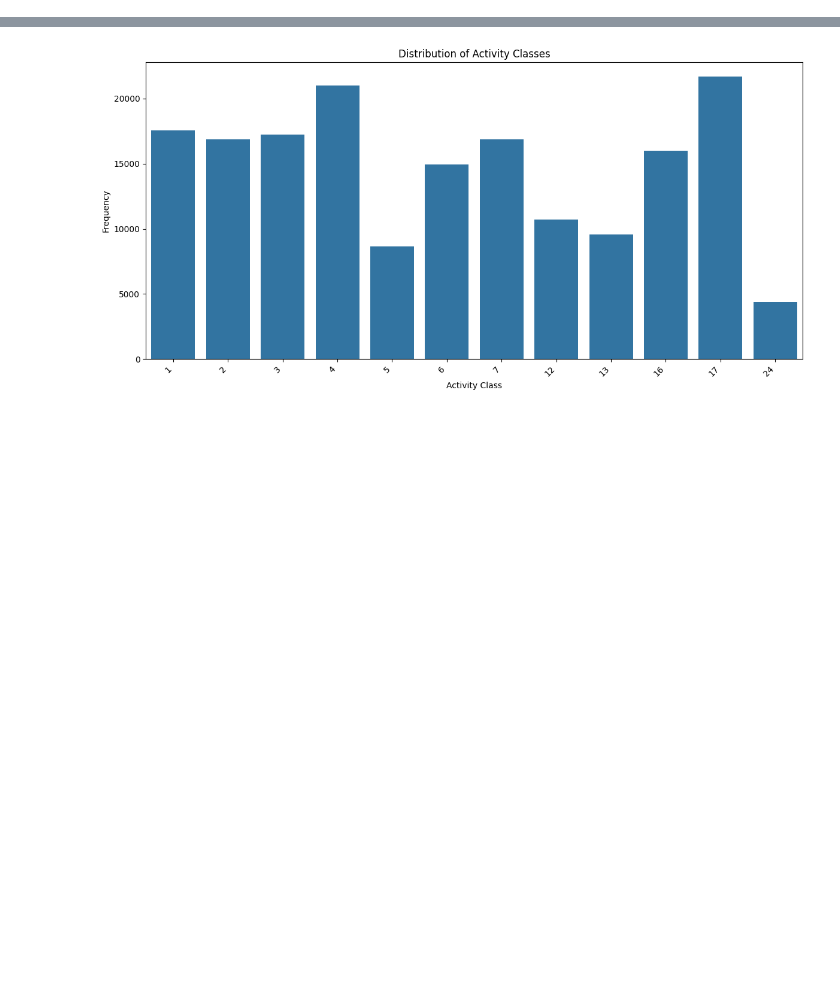
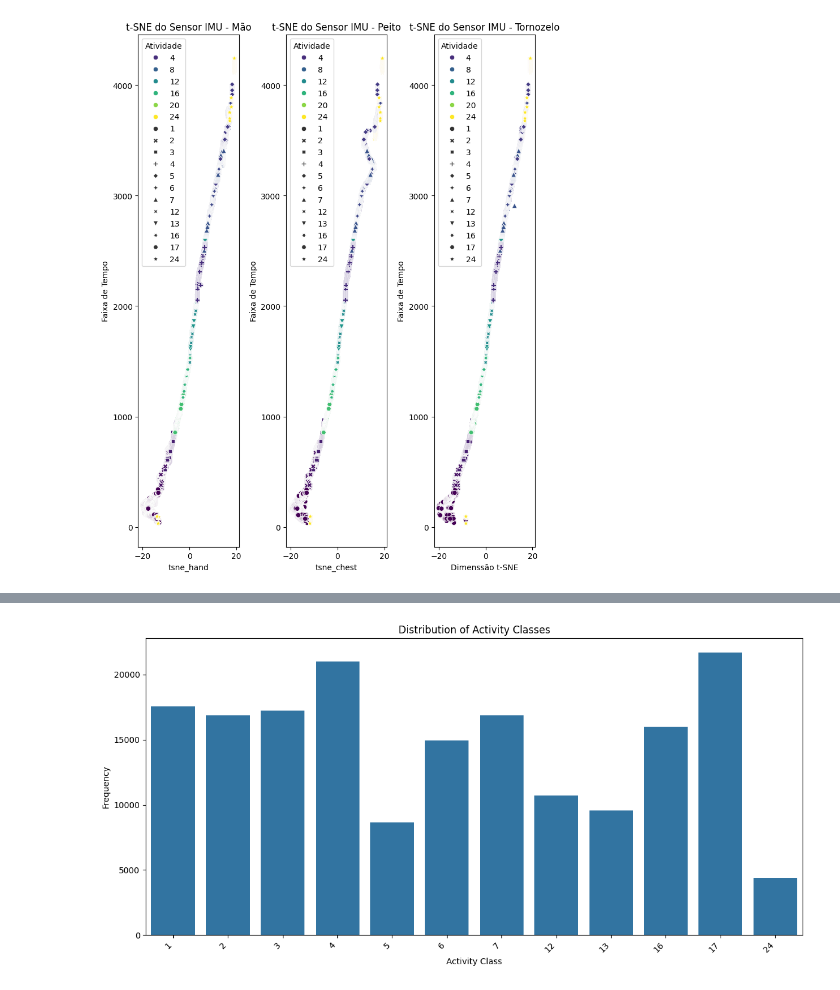
Before and after one commit to Vitor-labs/TCC-1, a Jupyter notebook: notebooks/1.1-Exploration.ipynb, the cells around one changed output, grey strips where cells are left out. Saved outputs shown, nothing was run; the diff lists cells and outputs as text; code cells hidden in the pictures; blank space fills up the shorter version.

```diff
--- a/notebooks/1.1-Exploration.ipynb
+++ b/notebooks/1.1-Exploration.ipynb
@@ -55,7 +55,7 @@ tsne_hand = combined_df[["tsne_hand", "timestamp", "activity"]]
 tsne_chest = combined_df[["tsne_chest", "timestamp", "activity"]]
 tsne_ankle = combined_df[["tsne_ankle", "timestamp", "activity"]]
 # %%
-fig, axes = plt.subplots(3, 1, figsize=(8, 10))
+fig, axes = plt.subplots(1, 3, figsize=(8, 10))
 
 sns.scatterplot(
     x="tsne_hand",
@@ -74,33 +74,35 @@ axes[0].legend(title="Atividade")
 sns.scatterplot(
     x="tsne_chest",
     y="timestamp",
     hue="activity",
     style="activity",
     palette="viridis",
     data=tsne_chest,
     ax=axes[1],
 )
 axes[1].set_title("t-SNE do Sensor IMU - Peito")
 axes[2].set_xlabel("Dimenssão t-SNE")
 axes[1].set_ylabel("Faixa de Tempo")
 axes[1].legend(title="Atividade")
 
 sns.scatterplot(
     x="tsne_ankle",
     y="timestamp",
     hue="activity",
     style="activity",
     palette="viridis",
     data=tsne_ankle,
     ax=axes[2],
 )
 axes[2].set_title("t-SNE do Sensor IMU - Tornozelo")
 axes[2].set_xlabel("Dimenssão t-SNE")
 axes[2].set_ylabel("Faixa de Tempo")
 axes[2].legend(title="Atividade")
 
 plt.tight_layout()
 plt.show()
+# %% [output]
+[figure, added]
 # %%
 fig = plt.figure()
 ax = fig.add_subplot(projection="3d")
```
Also changed, not shown: parts of 3 cells of this notebook, 1 other file.
